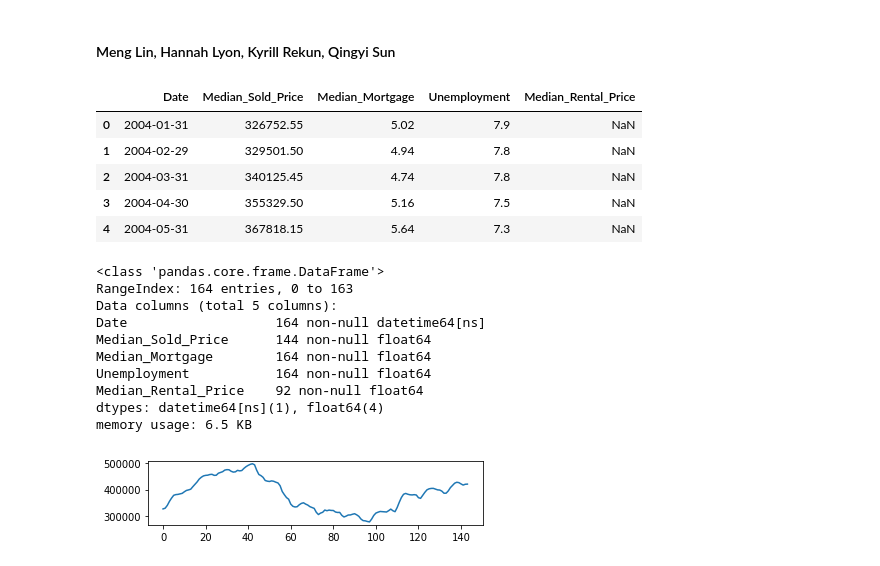
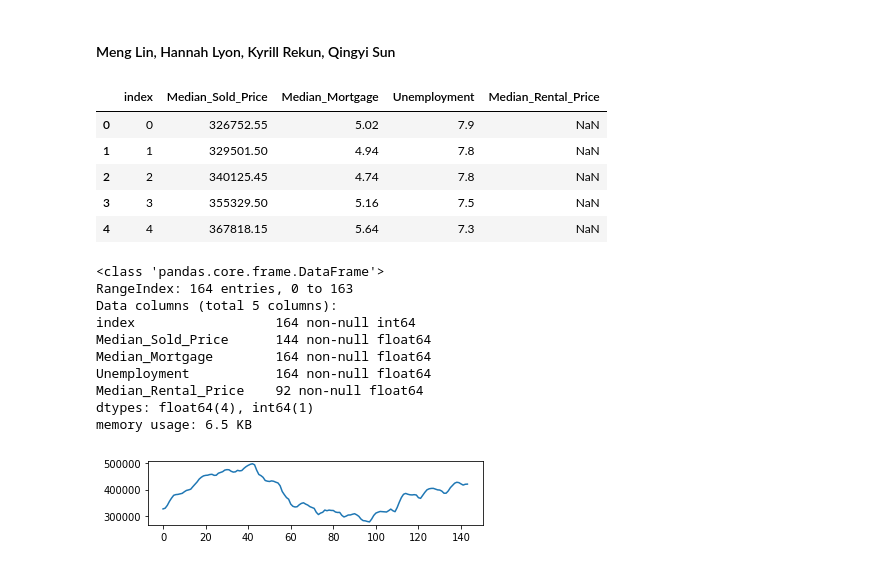
Before and after one commit to hannahlyon/ts-project, a Jupyter notebook: project.ipynb, the cells around one changed output. Cells and saved outputs as stored; diff of their text form; code cells hidden in the pictures.

```diff
--- a/project.ipynb
+++ b/project.ipynb
@@ -19,26 +20,28 @@ from sklearn.impute import SimpleImputer
 # %%
-df = pd.read_csv('zillow-california.csv', parse_dates = ['Date'])
+df = pd.read_csv('zillow-california.csv', squeeze=True)
 df.columns = ['Date','Median_Sold_Price','Median_Mortgage','Unemployment','Median_Rental_Price']
+df = df.reset_index()
+df.drop(['Date'], axis=1, inplace=True)
 df.head()
 # %% [output]
-|  | Date | Median_Sold_Price | Median_Mortgage | Unemployment | Median_Rental_Price |
-| 0 | 2004-01-31 | 326752.55 | 5.02 | 7.9 | NaN |
-| 1 | 2004-02-29 | 329501.50 | 4.94 | 7.8 | NaN |
-| 2 | 2004-03-31 | 340125.45 | 4.74 | 7.8 | NaN |
-| 3 | 2004-04-30 | 355329.50 | 5.16 | 7.5 | NaN |
-| 4 | 2004-05-31 | 367818.15 | 5.64 | 7.3 | NaN |
+|  | index | Median_Sold_Price | Median_Mortgage | Unemployment | Median_Rental_Price |
+| 0 | 0 | 326752.55 | 5.02 | 7.9 | NaN |
+| 1 | 1 | 329501.50 | 4.94 | 7.8 | NaN |
+| 2 | 2 | 340125.45 | 4.74 | 7.8 | NaN |
+| 3 | 3 | 355329.50 | 5.16 | 7.5 | NaN |
+| 4 | 4 | 367818.15 | 5.64 | 7.3 | NaN |
 # %%
 df.info()
 # %% [output]
 <class 'pandas.core.frame.DataFrame'>
 RangeIndex: 164 entries, 0 to 163
 Data columns (total 5 columns):
-Date                   164 non-null datetime64[ns]
+index                  164 non-null int64
 Median_Sold_Price      144 non-null float64
 Median_Mortgage        164 non-null float64
 Unemployment           164 non-null float64
 Median_Rental_Price    92 non-null float64
-dtypes: datetime64[ns](1), float64(4)
+dtypes: float64(4), int64(1)
 memory usage: 6.5 KB
 # %%
 x = df['Median_Sold_Price'].loc[(df['Median_Sold_Price'].notna())]
```
Also changed, not shown: parts of 13 cells of this notebook.
